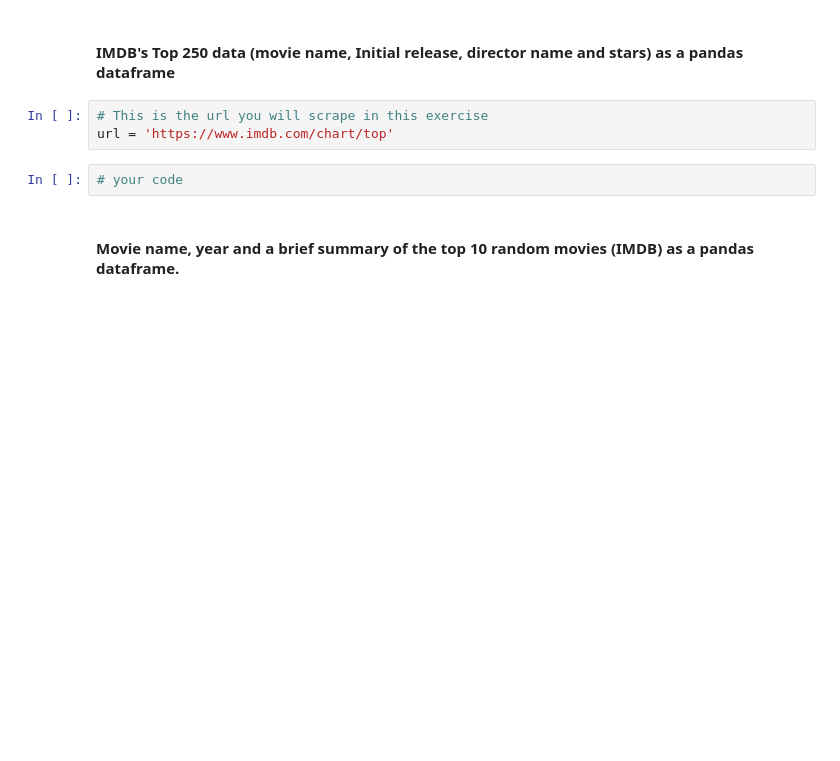
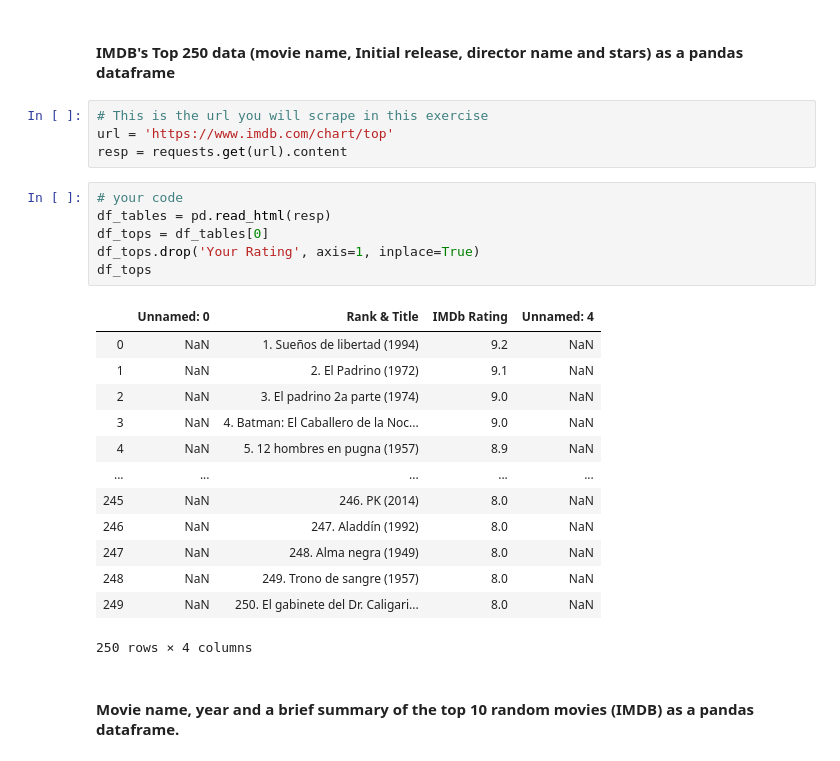
Before and after one commit to ironhack-datalabs/datamex0320, a Jupyter notebook: module-1/lab-web-scraping/your-code/main.ipynb, the cells around one changed output. Cells and saved outputs as stored; diff of their text form; blank space fills up the shorter version.

```diff
--- a/module-1/lab-web-scraping/your-code/main.ipynb
+++ b/module-1/lab-web-scraping/your-code/main.ipynb
@@ -415,8 +468,27 @@ url = 'https://twitter.com/'
 # %%
 # This is the url you will scrape in this exercise
 url = 'https://www.imdb.com/chart/top'
+resp = requests.get(url).content
-# %%
-# your code
+# %%
+# your code
+df_tables = pd.read_html(resp)
+df_tops = df_tables[0]
+df_tops.drop('Your Rating', axis=1, inplace=True)
+df_tops
+# %% [output]
+|  | Unnamed: 0 | Rank & Title | IMDb Rating | Unnamed: 4 |
+| 0 | NaN | 1. Sueños de libertad (1994) | 9.2 | NaN |
+| 1 | NaN | 2. El Padrino (1972) | 9.1 | NaN |
+| 2 | NaN | 3. El padrino 2a parte (1974) | 9.0 | NaN |
+| 3 | NaN | 4. Batman: El Caballero de la Noc... | 9.0 | NaN |
+| 4 | NaN | 5. 12 hombres en pugna (1957) | 8.9 | NaN |
+| ... | ... | ... | ... | ... |
+| 245 | NaN | 246. PK (2014) | 8.0 | NaN |
+| 246 | NaN | 247. Aladdín (1992) | 8.0 | NaN |
+| 247 | NaN | 248. Alma negra (1949) | 8.0 | NaN |
+| 248 | NaN | 249. Trono de sangre (1957) | 8.0 | NaN |
+| 249 | NaN | 250. El gabinete del Dr. Caligari... | 8.0 | NaN |
+250 rows × 4 columns
 # %% [markdown]
 #### Movie name, year and a brief summary of the top 10 random movies (IMDB) as a pandas dataframe.
 # %%
```
Also changed, not shown: parts of 21 cells of this notebook.
